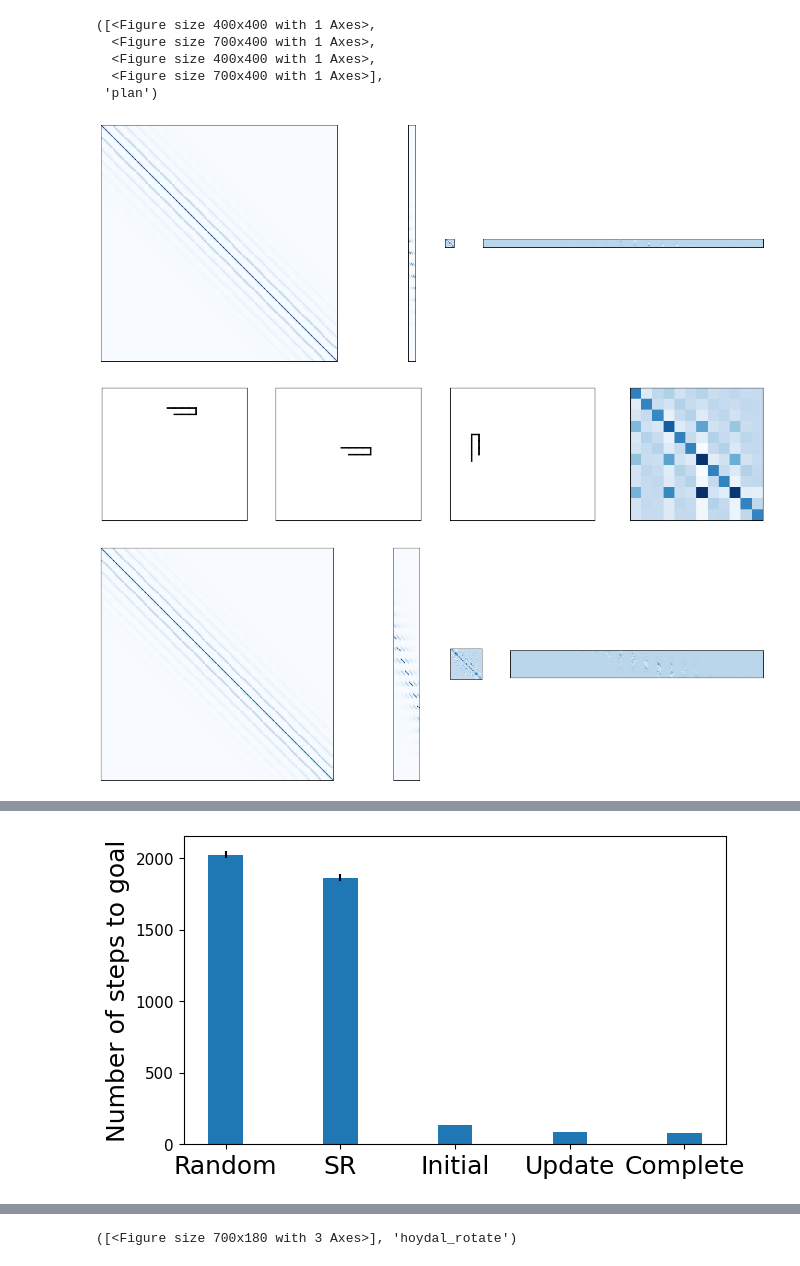
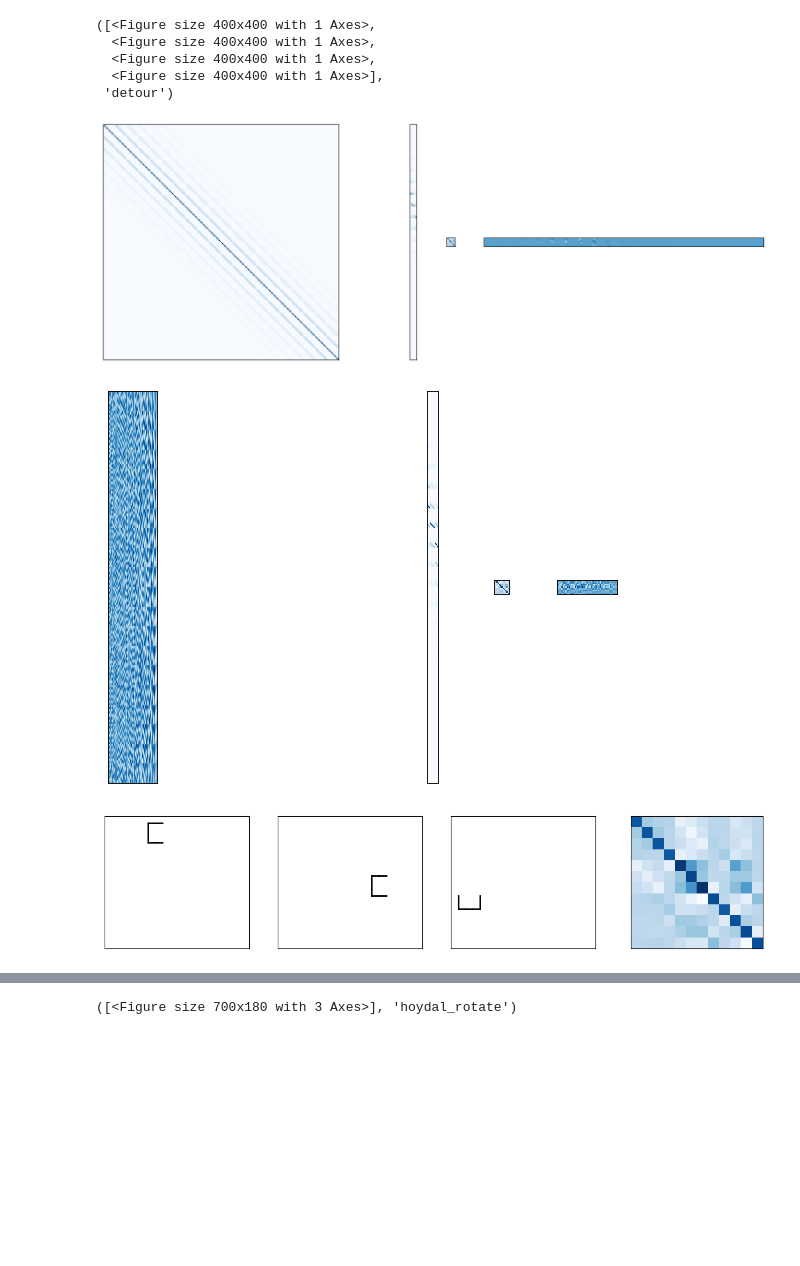
Before and after one commit to payampiray/compositional-predictive-map, a Jupyter notebook: python/main.ipynb, the cells around one changed output, grey strips where cells are left out. Cells and saved outputs as stored; diff of their text form; code cells hidden in the pictures; blank space fills up the shorter version.

```diff
--- a/python/main.ipynb
+++ b/python/main.ipynb
@@ -8,14 +8,16 @@ https://www.biorxiv.org/content/10.1101/2024.05.16.594459
 # %%
-import sim_model as sim
-sim.main()
-import sim_plan as sim
-sim.main()
+
+import sim_model
+import sim_detour
+
+sim_model.main()
+sim_detour.main()
 # %% [output]
 ([<Figure size 400x400 with 1 Axes>,
-  <Figure size 700x400 with 1 Axes>,
   <Figure size 400x400 with 1 Axes>,
-  <Figure size 700x400 with 1 Axes>],
- 'plan')
+  <Figure size 400x400 with 1 Axes>,
+  <Figure size 400x400 with 1 Axes>],
+ 'detour')
-[figure, old version]
+[figure, new version]
-[figure, old version]
+[figure, new version]
-[figure, old version]
+[figure, new version]
@@ -26 +27,0 @@ sim.main()
-[figure, removed]
```
Also changed, not shown: parts of 6 cells of this notebook, 6 other files.
